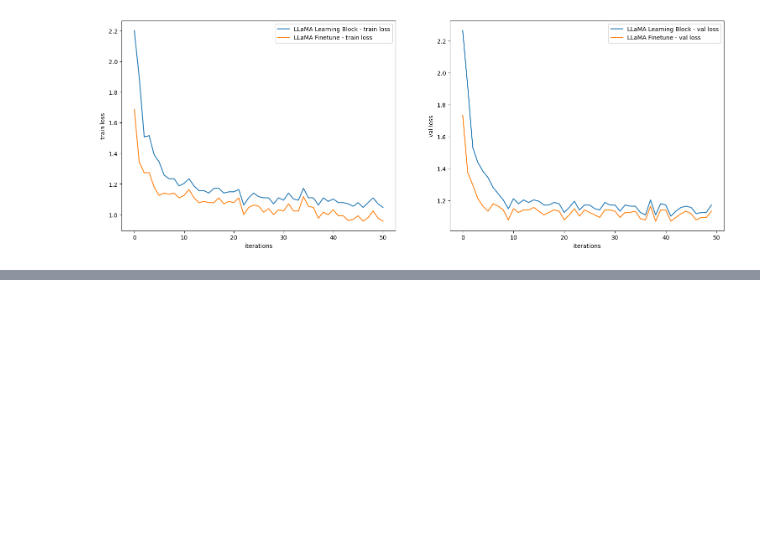
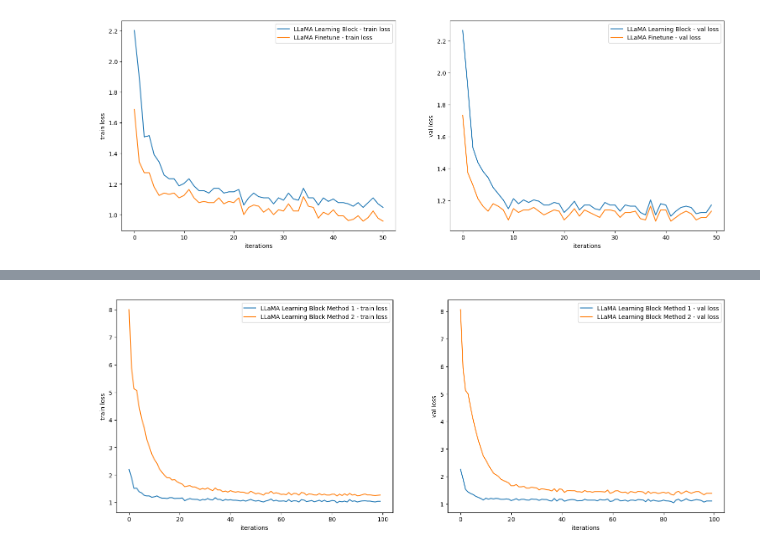
Before and after one commit to basujindal/nanoGPT, a Jupyter notebook: test2.ipynb, the cells around one changed output, grey strips where cells are left out. Drawn from its saved outputs; the diff is of its cells as text; code cells hidden in the pictures; blank space fills up the shorter version.

```diff
--- a/test2.ipynb
+++ b/test2.ipynb
@@ -83,0 +37,8 @@ Find logs at: ./wandb/run-20230614_233629-r0fomnqx/logs
+# %%
+import pandas as pd
+import numpy as np
+import matplotlib.pyplot as plt
+
+train_loss = pd.read_csv("/home/li/basu_workspace/nanoGPT/wandb_export_2023-06-16T17_56_01.781-07_00.csv")
+val_loss = pd.read_csv("/home/li/basu_workspace/nanoGPT/wandb_export_2023-06-16T17_56_09.454-07_00.csv")
+train_loss.columns, val_loss.columns
@@ -83,0 +60,21 @@ Find logs at: ./wandb/run-20230614_233629-r0fomnqx/logs
+# %%
+fig, ax = plt.subplots(1,2)
+fig.set_size_inches(18.5, 6.5)
+
+ax[0].plot(train_loss['LLaMA Learning Block - train/loss'], label='LLaMA Learning Block Method 1 - train loss')
+ax[0].plot(train_loss['lb_inp_v_llama_instruct_0613-2311 - train/loss'], label='LLaMA Learning Block Method 2 - train loss')
+ax[0].set_xlabel('iterations')
+ax[0].set_ylabel('train loss')
+ax[0].legend()
+
+ax[1].plot(val_loss['LLaMA Learning Block - val/loss'], label='LLaMA Learning Block Method 1 - val loss')
+ax[1].plot(val_loss['lb_inp_v_llama_instruct_0613-2311 - val/loss'], label='LLaMA Learning Block Method 2 - val loss')
+ax[1].set_xlabel('iterations')
+ax[1].set_ylabel('val loss')
+ax[1].legend()
+
+## add legend
+# plt.legend()
+plt.show()
+# %% [output]
+[figure, added]
```
Also changed, not shown: parts of 2 cells of this notebook, 3 other files.
